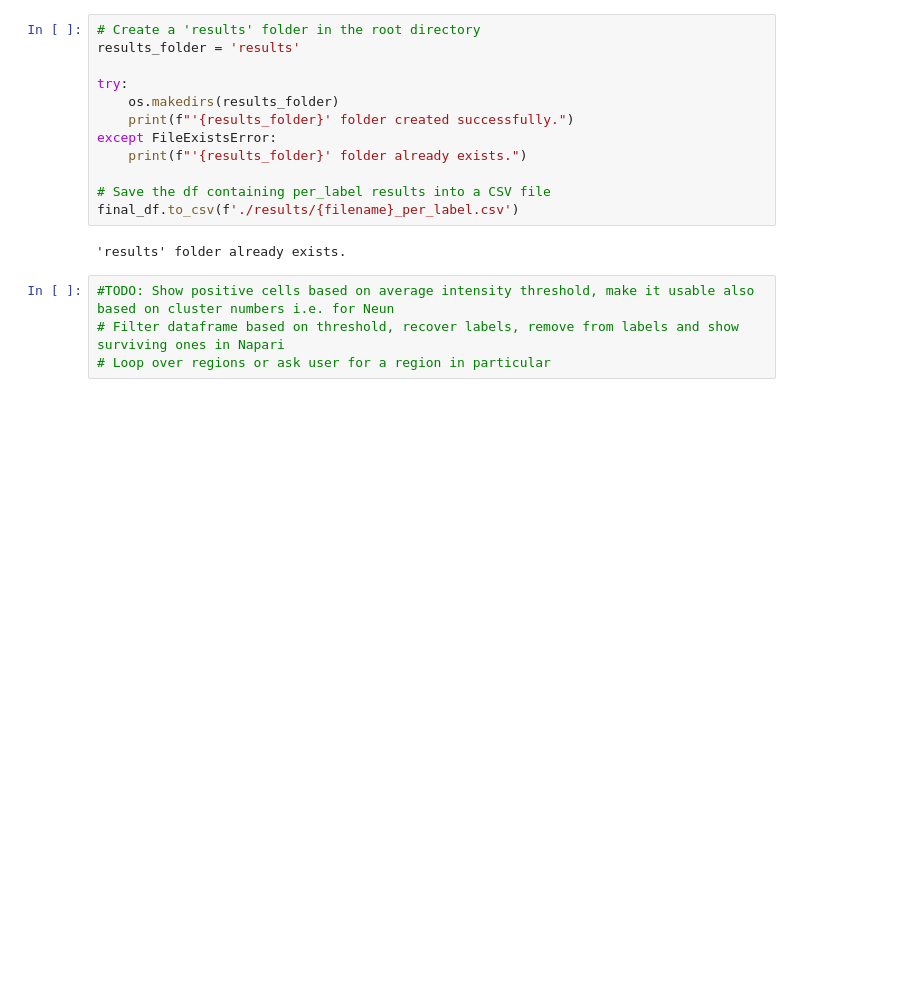
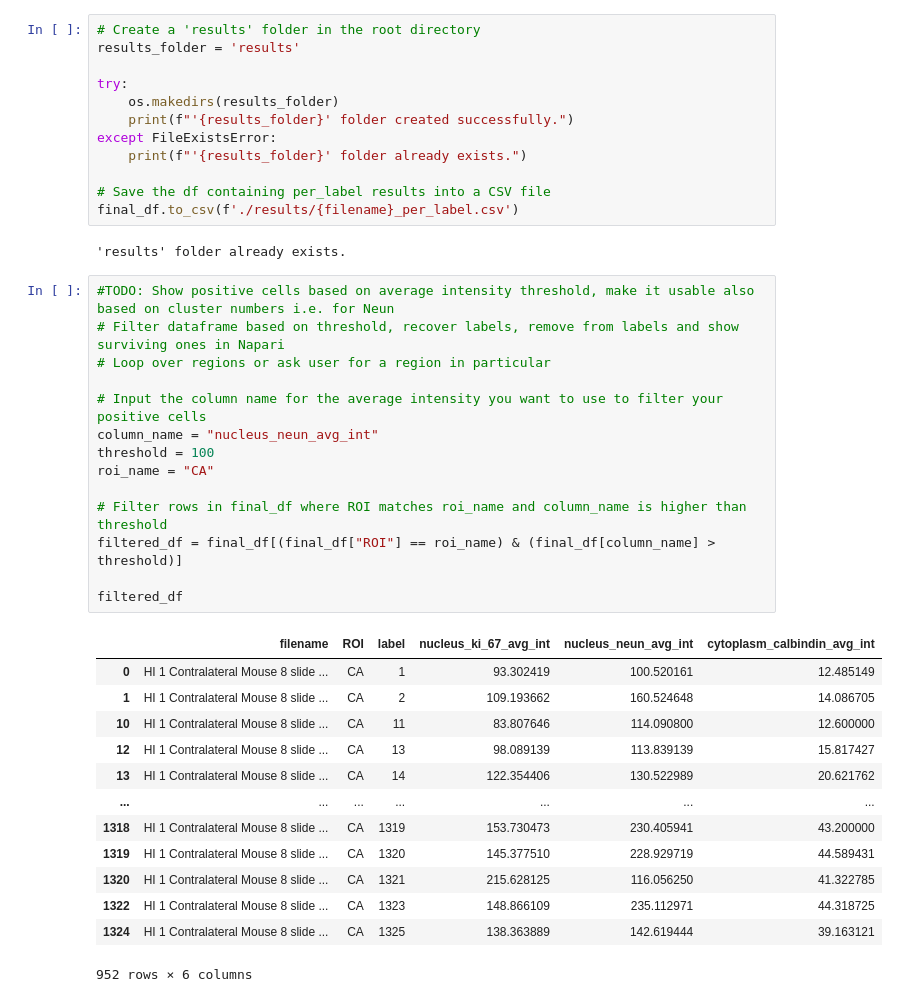
Before and after one commit to adiezsanchez/brain_tissue_nuc_segm, a Jupyter notebook: 2_extract_avg_intensities.ipynb, the cells around one changed output. Saved outputs shown, nothing was run; the diff lists cells and outputs as text; blank space fills up the shorter version.

Commit message:
WIP Show only labels based on a threshold

```diff
--- a/2_extract_avg_intensities.ipynb
+++ b/2_extract_avg_intensities.ipynb
@@ -175,4 +175,28 @@ final_df.to_csv(f'./results/{filename}_per_label.csv')
 # %%
 #TODO: Show positive cells based on average intensity threshold, make it usable also based on cluster numbers i.e. for Neun
 # Filter dataframe based on threshold, recover labels, remove from labels and show surviving ones in Napari
 # Loop over regions or ask user for a region in particular
+
+# Input the column name for the average intensity you want to use to filter your positive cells
+column_name = "nucleus_neun_avg_int"
+threshold = 100
+roi_name = "CA"
+
+# Filter rows in final_df where ROI matches roi_name and column_name is higher than threshold
+filtered_df = final_df[(final_df["ROI"] == roi_name) & (final_df[column_name] > threshold)]
+
+filtered_df
+# %% [output]
+|  | filename | ROI | label | nucleus_ki_67_avg_int | nucleus_neun_avg_int | cytoplasm_calbindin_avg_int |
+| 0 | HI 1 Contralateral Mouse 8 slide ... | CA | 1 | 93.302419 | 100.520161 | 12.485149 |
+| 1 | HI 1 Contralateral Mouse 8 slide ... | CA | 2 | 109.193662 | 160.524648 | 14.086705 |
+| 10 | HI 1 Contralateral Mouse 8 slide ... | CA | 11 | 83.807646 | 114.090800 | 12.600000 |
+| 12 | HI 1 Contralateral Mouse 8 slide ... | CA | 13 | 98.089139 | 113.839139 | 15.817427 |
+| 13 | HI 1 Contralateral Mouse 8 slide ... | CA | 14 | 122.354406 | 130.522989 | 20.621762 |
+| ... | ... | ... | ... | ... | ... | ... |
+| 1318 | HI 1 Contralateral Mouse 8 slide ... | CA | 1319 | 153.730473 | 230.405941 | 43.200000 |
+| 1319 | HI 1 Contralateral Mouse 8 slide ... | CA | 1320 | 145.377510 | 228.929719 | 44.589431 |
+| 1320 | HI 1 Contralateral Mouse 8 slide ... | CA | 1321 | 215.628125 | 116.056250 | 41.322785 |
+| 1322 | HI 1 Contralateral Mouse 8 slide ... | CA | 1323 | 148.866109 | 235.112971 | 44.318725 |
+| 1324 | HI 1 Contralateral Mouse 8 slide ... | CA | 1325 | 138.363889 | 142.619444 | 39.163121 |
+952 rows × 6 columns
```
Also changed, not shown: parts of 2 cells of this notebook.
